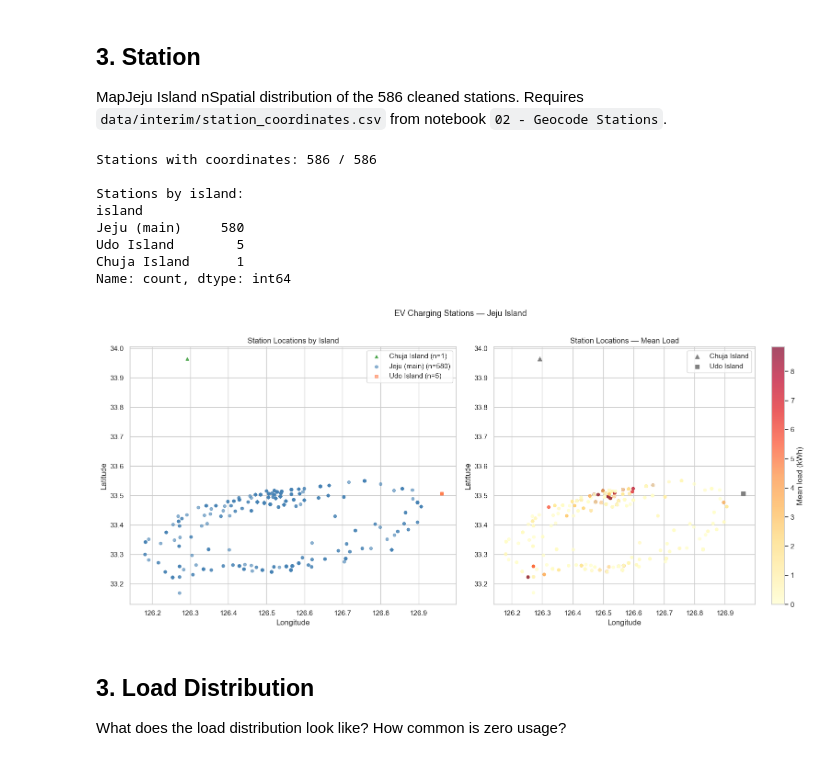
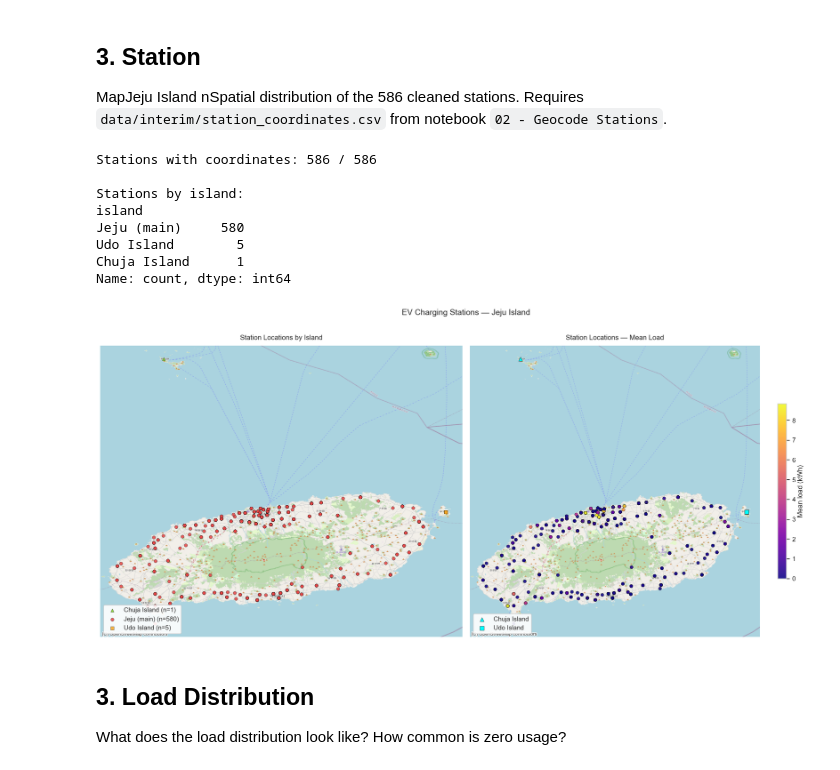
Before and after one commit to Alemz85/AI2_Project, a Jupyter notebook: scripts/03 - EDA.ipynb, the cells around one changed output. Saved outputs shown, nothing was run; the diff lists cells and outputs as text; code cells hidden in the pictures.

```diff
--- a/scripts/03 - EDA.ipynb
+++ b/scripts/03 - EDA.ipynb
@@ -401,6 +401,10 @@ Top 10 stations by mean load:
 ## 3. Station
 MapJeju Island nSpatial distribution of the 586 cleaned stations. Requires `data/interim/station_coordinates.csv` from notebook `02 - Geocode Stations`.
 # %%
+import geopandas as gpd
+import contextily as ctx
+from shapely.geometry import Point
+
 COORDS_PATH = PROJECT_ROOT / 'data' / 'interim' / 'station_coordinates.csv'
 
 if not COORDS_PATH.exists():
@@ -414,9 +418,6 @@ else:
     print(f'Stations with coordinates: {len(coords)} / {len(cleaned_ids)}')
 
     # Classify by island
-    # Udo: lon > 126.95 — small island just off NE tip of Jeju
-    # Chuja: lat > 33.7  — island north of Jeju
-    # Main: everything else
     def classify_island(row):
         if row['lat'] > 33.7:
             return 'Chuja Island'
@@ -429,66 +430,76 @@ else:
     print('\nStations by island:')
     print(coords['island'].value_counts())
 
-    # Merge station stats for coloring by mean load
+    # Merge station mean load
     coords = coords.merge(
         station_stats[['customer_id', 'mean', 'business_type', 'city']],
         on='customer_id', how='left'
     )
 
-    # --- Plot ---
-    island_colors  = {'Jeju (main)': 'steelblue', 'Udo Island': 'coral', 'Chuja Island': 'green'}
+    # Build GeoDataFrame (WGS84) then reproject to Web Mercator for contextily
+    gdf = gpd.GeoDataFrame(
+        coords,
+        geometry=[Point(lon, lat) for lon, lat in zip(coords['lon'], coords['lat'])],
+        crs='EPSG:4326'
+    ).to_crs(epsg=3857)
+
+    island_colors  = {'Jeju (main)': '#e84545', 'Udo Island': '#f5a623', 'Chuja Island': '#7ed321'}
     island_markers = {'Jeju (main)': 'o', 'Udo Island': 's', 'Chuja Island': '^'}
 
-    fig, axes = plt.subplots(1, 2, figsize=(16, 7))
+    fig, axes = plt.subplots(1, 2, figsize=(18, 8))
 
-    # --- Left: color by island ---
-    for island, group in coords.groupby('island'):
+    # --- Left: stations by island ---
+    for island, group in gdf.groupby('island'):
         axes[0].scatter(
-            group['lon'], group['lat'],
-            s=20, alpha=0.6,
+            group.geometry.x, group.geometry.y,
+            s=30, alpha=0.85,
             color=island_colors[island],
             marker=island_markers[island],
-            label=f'{island} (n={len(group)})'
+            label=f'{island} (n={len(group)})',
+            zorder=3, edgecolors='black', linewidths=0.4
         )
-    axes[0].set_title('Station Locations by Island')
-    axes[0].set_xlabel('Longitude')
-    axes[0].set_ylabel('Latitude')
-    axes[0].legend()
+    ctx.add_basemap(axes[0], source=ctx.providers.OpenStreetMap.Mapnik, zoom=11)
+    axes[0].set_axis_off()
+    axes[0].set_title('Station Locations by Island', fontsize=12, pad=10)
+    axes[0].legend(loc='lower left', framealpha=0.9)
 
-    # --- Right: color by mean load (main island only, Udo/Chuja are too far to share scale) ---
-    main = coords[coords['island'] == 'Jeju (main)']
+    # --- Right: color by mean load ---
+    main_gdf = gdf[gdf['island'] == 'Jeju (main)']
+    vmax = main_gdf['mean'].quantile(0.95)
     sc = axes[1].scatter(
-        main['lon'], main['lat'],
-        c=main['mean'], cmap='YlOrRd',
-        s=20, alpha=0.7, vmin=0, vmax=main['mean'].quantile(0.95)
+        main_gdf.geometry.x, main_gdf.geometry.y,
+        c=main_gdf['mean'], cmap='plasma',
+        s=30, alpha=0.9, vmin=0, vmax=vmax,
+        zorder=3, edgecolors='black', linewidths=0.4
     )
-    # Overlay Udo and Chuja with fixed markers
-    for island, group in coords[coords['island'] != 'Jeju (main)'].groupby('island'):
+    # Overlay outlying islands in gray
+    for island, group in gdf[gdf['island'] != 'Jeju (main)'].groupby('island'):
         axes[1].scatter(
-            group['lon'], group['lat'],
-            s=40, color='gray',
+            group.geometry.x, group.geometry.y,
+            s=50, color='cyan',
             marker=island_markers[island],
-            label=island, zorder=5
+            label=island, zorder=4,
+            edgecolors='black', linewidths=0.4
         )
-    plt.colorbar(sc, ax=axes[1], label='Mean load (kWh)')
-    axes[1].set_title('Station Locations — Mean Load')
-    axes[1].set_xlabel('Longitude')
-    axes[1].set_ylabel('Latitude')
-    axes[1].legend()
+    ctx.add_basemap(axes[1], source=ctx.providers.OpenStreetMap.Mapnik, zoom=11)
+    plt.colorbar(sc, ax=axes[1], label='Mean load (kWh)', shrink=0.6)
+    axes[1].set_axis_off()
+    axes[1].set_title('Station Locations — Mean Load', fontsize=12, pad=10)
+    axes[1].legend(loc='lower left', framealpha=0.9)
 
-    plt.suptitle('EV Charging Stations — Jeju Island', fontsize=13, y=1.01)
+    plt.suptitle('EV Charging Stations — Jeju Island', fontsize=14, y=1.01)
     plt.tight_layout()
     plt.show()
 # %% [output]
 Stations with coordinates: 586 / 586
 
 Stations by island:
 island
 Jeju (main)     580
 Udo Island        5
 Chuja Island      1
 Name: count, dtype: int64
-[figure, old version]
+[figure, new version]
 # %% [markdown]
 ## 3. Load Distribution
 
```
Also changed, not shown: 3 other files.
